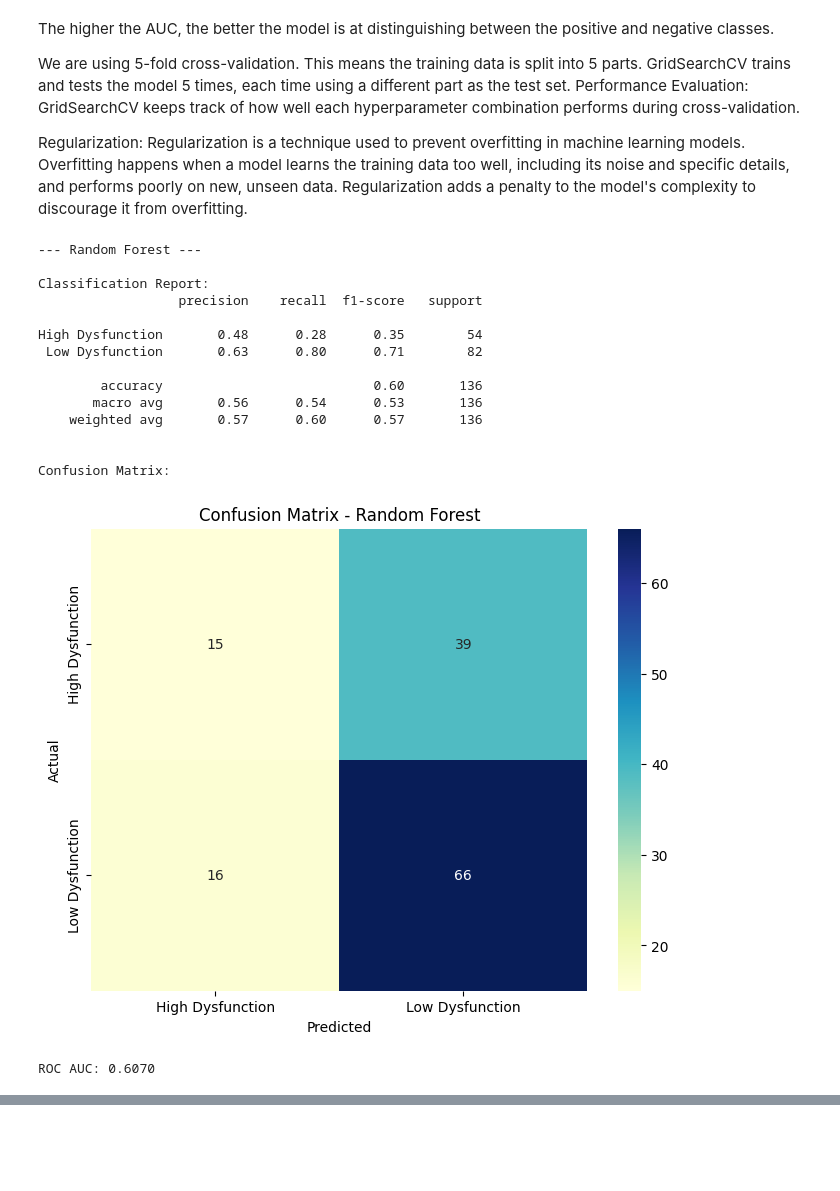
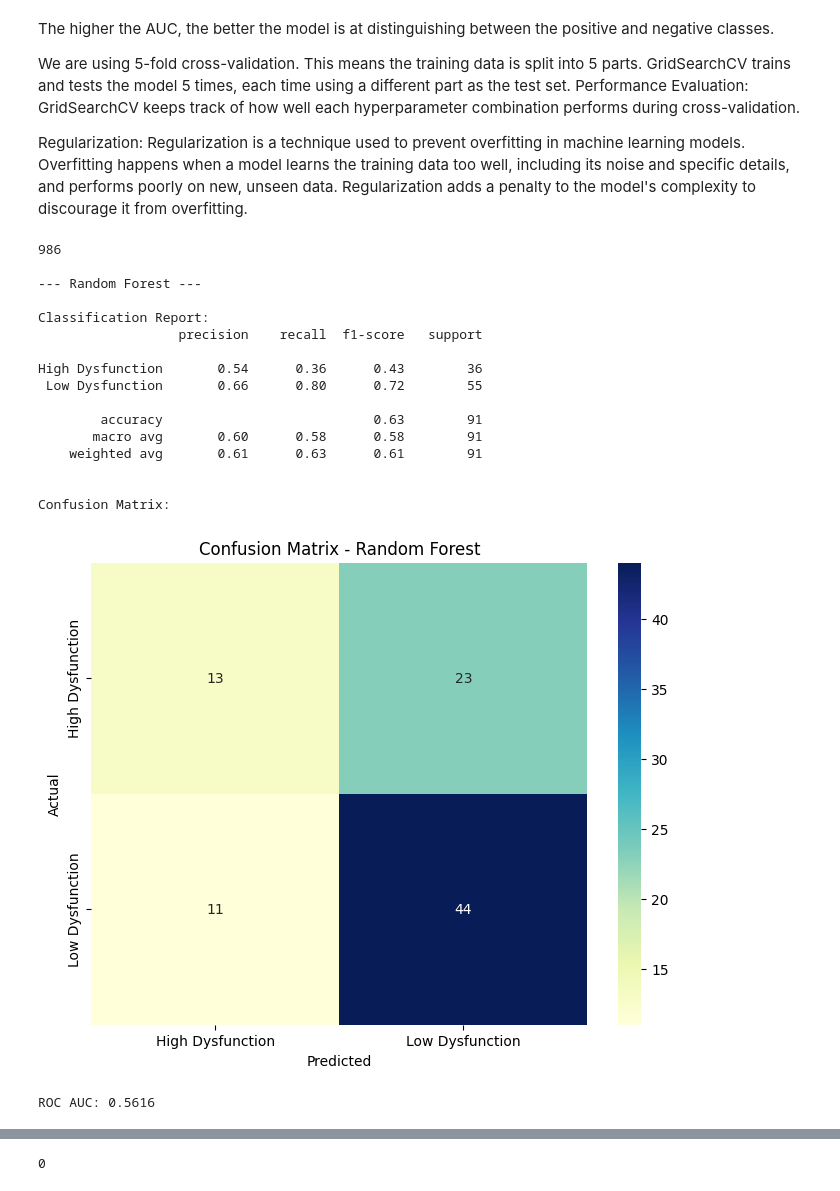
Before and after one commit to pallakk/RV-Prediction-Model-, a Jupyter notebook: Models.ipynb, the cells around one changed output, grey strips where cells are left out. Saved outputs shown, nothing was run; the diff lists cells and outputs as text; code cells hidden in the pictures; blank space fills up the shorter version.

```diff
--- a/Models.ipynb
+++ b/Models.ipynb
@@ -57,7 +57,7 @@ def perform_cross_validation(X, y, model, cv=5):
     return cv_scores
 
 # Initialize the model
-log_reg = LogisticRegression(multi_class='ovr', solver='lbfgs', max_iter=500, random_state=42)
+log_reg = LogisticRegression(multi_class='ovr', solver='lbfgs', max_iter=1000, random_state=42)
 
 # Perform cross-validation
 cv_scores = perform_cross_validation(X_scaled, Y_encoded, log_reg)
@@ -221,7 +229,7 @@ Index(['patid', 'rhcId', 'Sex', 'Height', 'Weight', 'CO_td', 'CO_fick', 'PCW',
 from sklearn.metrics import roc_curve, roc_auc_score
 from sklearn.ensemble import RandomForestClassifier
 from sklearn.svm import SVC
-def train_and_evaluate(model, model_name, X_train, Y_train, X_test, Y_test):
+def train_and_evaluate(model, model_name, X_train, Y_train, X_test, Y_test, scores, max_roc_auc):
     """
     Trains and evaluates a classification model.
     Prints classification report, confusion matrix, and calculates ROC AUC.
@@ -253,6 +261,10 @@ def train_and_evaluate(model, model_name, X_train, Y_train, X_test, Y_test):
     # Calculate ROC AUC
     Y_pred_proba = model.predict_proba(X_test)[:, 1]  # Probability of class 1
     roc_auc = roc_auc_score(Y_test, Y_pred_proba)
+    scores.append(roc_auc)
+    if(roc_auc > max(scores)):
+        print("current max roc_auc: ", roc_auc)
+        max_roc_auc = roc_auc
     print(f"ROC AUC: {roc_auc:.4f}")
 
     # Plot ROC Curve
@@ -265,6 +277,7 @@ def train_and_evaluate(model, model_name, X_train, Y_train, X_test, Y_test):
     plt.title('ROC Curve')
     plt.legend(loc="lower right")
     plt.show()
+    return max_roc_auc
 #True Positive Rate (TPR) = recall
 # %% [markdown]
 The higher the AUC, the better the model is at distinguishing between the positive and negative classes.
@@ -274,23 +287,30 @@ Performance Evaluation: GridSearchCV keeps track of how well each hyperparameter
 
 Regularization: Regularization is a technique used to prevent overfitting in machine learning models. Overfitting happens when a model learns the training data too well, including its noise and specific details, and performs poorly on new, unseen data. Regularization adds a penalty to the model's complexity to discourage it from overfitting.
 # %%
-X_train, X_test, Y_train, Y_test = train_test_split(X_scaled, Y_encoded, test_size=0.3, stratify=Y_encoded, random_state=42)
-rf_model = RandomForestClassifier(n_estimators=100, random_state=42)
-train_and_evaluate(rf_model, "Random Forest", X_train, Y_train, X_test, Y_test)
+import random
+seed = random.randint(0, 1000)
+scores = []
+X_train, X_test, Y_train, Y_test = train_test_split(X_scaled, Y_encoded, test_size=0.2, stratify=Y_encoded, random_state=seed)
+rf_model = RandomForestClassifier(n_estimators=100, random_state=seed)
+print(seed)
+max_roc_auc = 0
+print(train_and_evaluate(rf_model, "Random Forest", X_train, Y_train, X_test, Y_test, scores, max_roc_auc) )
 # %% [output]
+986
+
 --- Random Forest ---
 
 Classification Report:
                   precision    recall  f1-score   support
 
-High Dysfunction       0.48      0.28      0.35        54
- Low Dysfunction       0.63      0.80      0.71        82
+High Dysfunction       0.54      0.36      0.43        36
+ Low Dysfunction       0.66      0.80      0.72        55
 
-        accuracy                           0.60       136
-       macro avg       0.56      0.54      0.53       136
-    weighted avg       0.57      0.60      0.57       136
+        accuracy                           0.63        91
+       macro avg       0.60      0.58      0.58        91
+    weighted avg       0.61      0.63      0.61        91
 
 
 Confusion Matrix:
-[figure, old version]
+[figure, new version]
-ROC AUC: 0.6070
+ROC AUC: 0.5616
@@ -298,2 +318,3 @@ ROC AUC: 0.6070
+0
 # %%
 svm_model = SVC(probability=True, random_state=42)  # probability=True for ROC AUC
```
Also changed, not shown: parts of 5 cells of this notebook, 1 other file.
